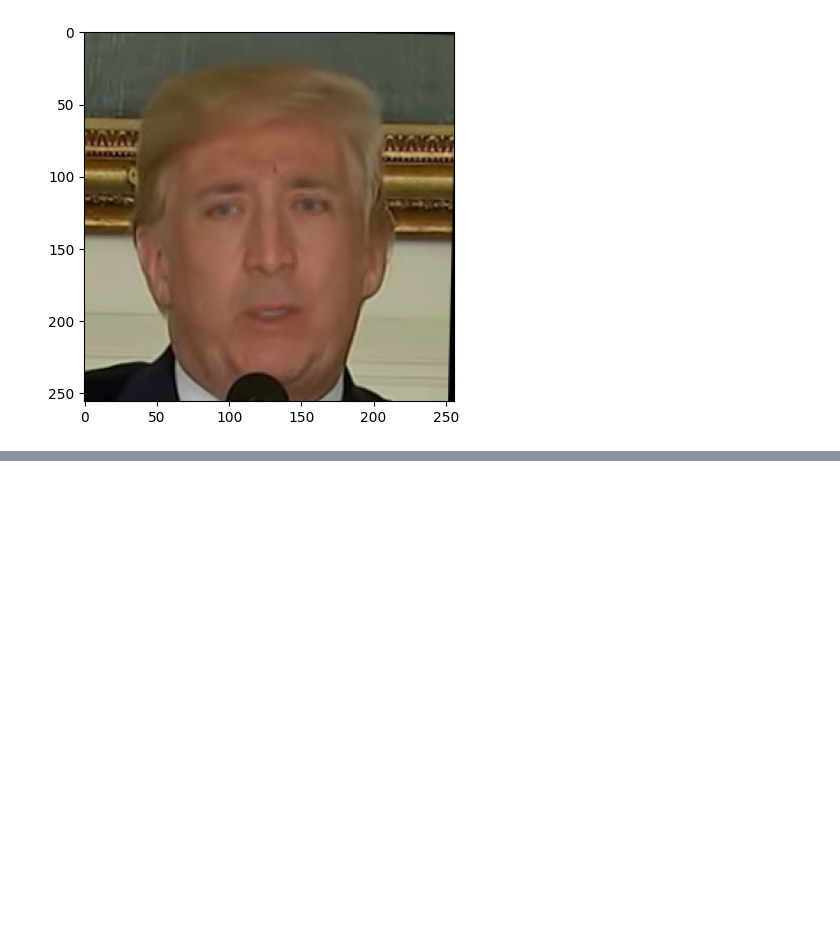
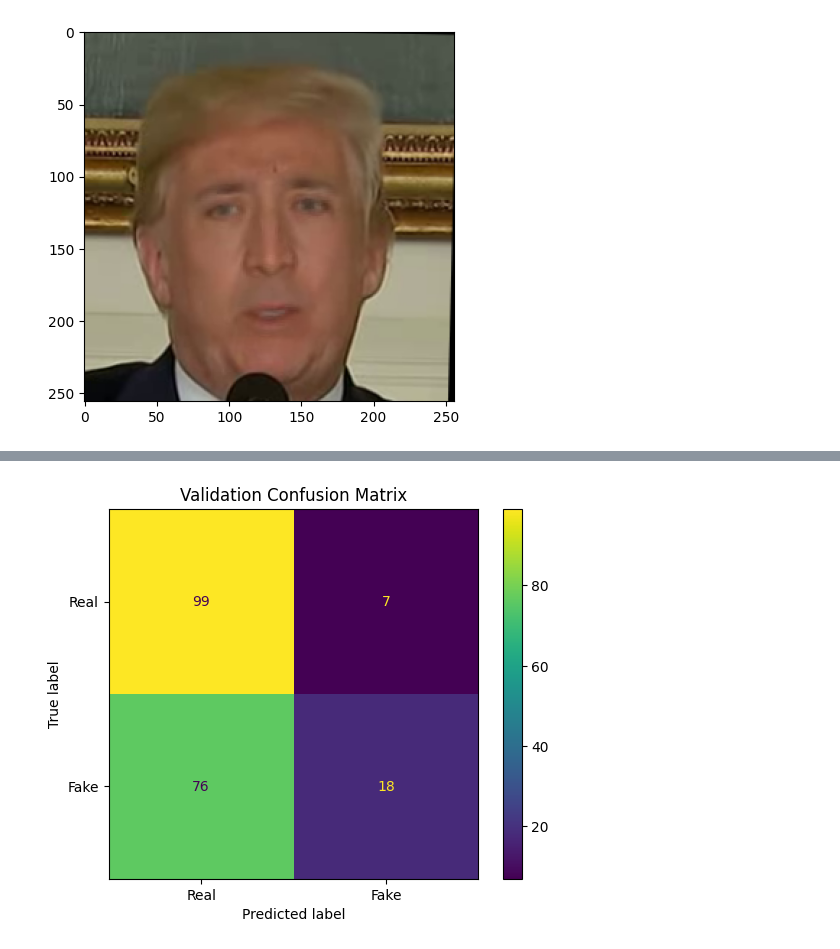
Before and after one commit to UIUC-CS445-DeepFakes/CNN, a Jupyter notebook: CNN_Final.ipynb, the cells around one changed output, grey strips where cells are left out. Cells and saved outputs as stored; diff of their text form; code cells hidden in the pictures; blank space fills up the shorter version.

```diff
--- a/CNN_Final.ipynb
+++ b/CNN_Final.ipynb
@@ -84,0 +253,2 @@ vgg16 = VGG16()
+# %%
+pred,lbl = test_model(vgg_model,val_ld,'val')
@@ -84,0 +270,9 @@ vgg16 = VGG16()
+# %%
+#validation  Scores
+
+disp_matrix =  ConfusionMatrixDisplay(confusion_matrix=confusion_matrix(lbl,pred),display_labels=["Real","Fake"])
+disp_matrix.plot()
+plt.title("Validation Confusion Matrix")
+plt.show()
+# %% [output]
+[figure, added]
```
Also changed, not shown: parts of 17 cells of this notebook.
